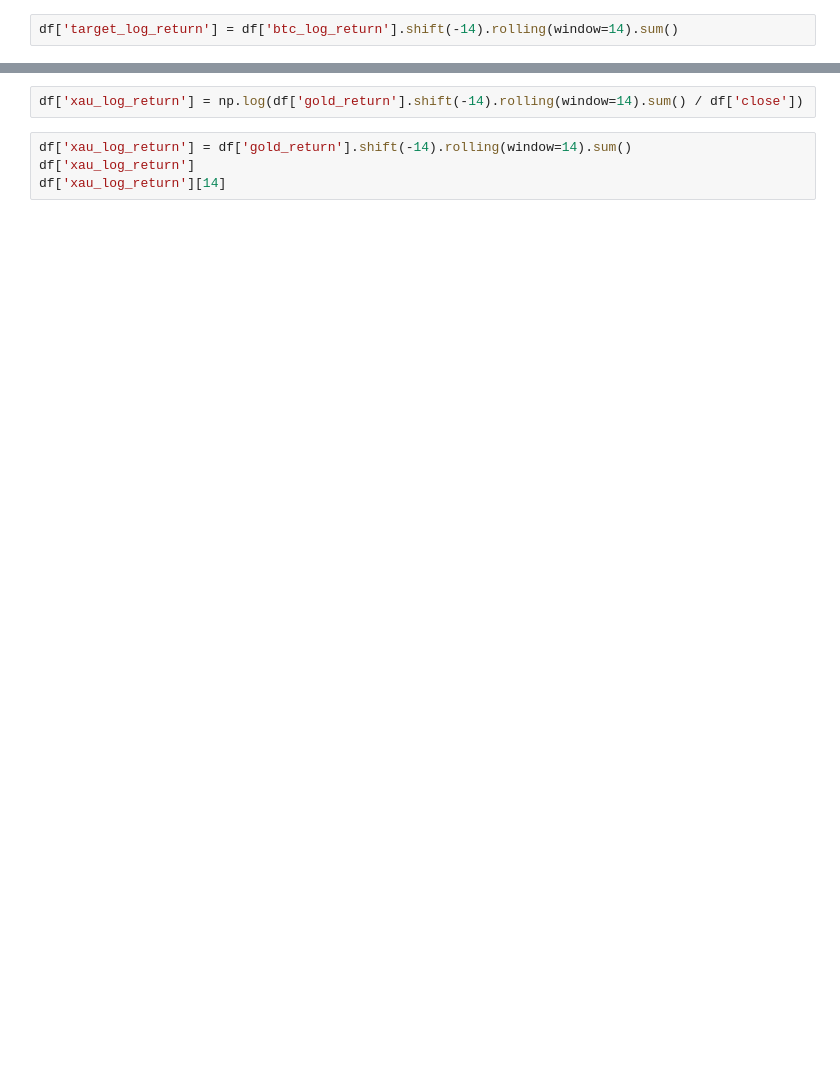
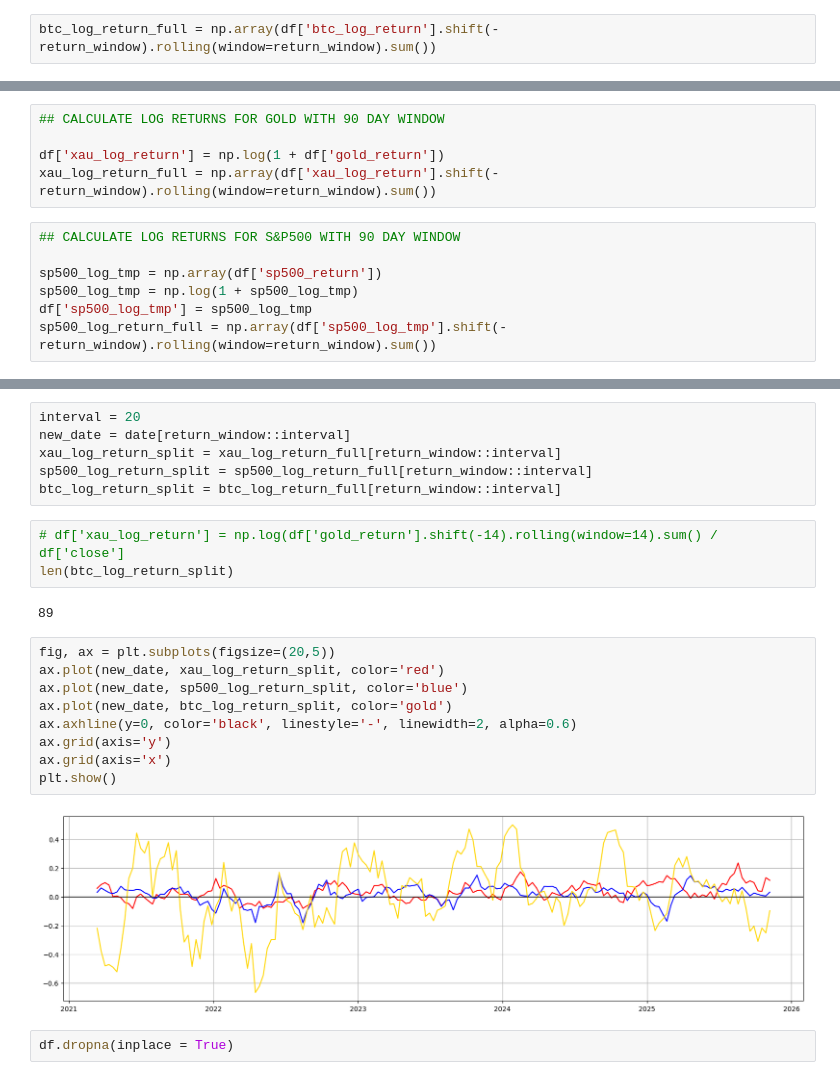
Before and after one commit to Andree33/Exploratory-Analisys-Data-Portfolio, a Jupyter notebook: ExploratoryAnalisys.ipynb, the cells around one changed output, grey strips where cells are left out. Drawn from its saved outputs; the diff is of its cells as text; blank space fills up the shorter version.

Commit message:
graphs

```diff
--- a/ExploratoryAnalisys.ipynb
+++ b/ExploratoryAnalisys.ipynb
@@ -18,2 +24,2 @@ df.isnull().sum()
 # %%
-df['target_log_return'] = df['btc_log_return'].shift(-14).rolling(window=14).sum()
+btc_log_return_full = np.array(df['btc_log_return'].shift(-return_window).rolling(window=return_window).sum())
@@ -19,0 +28,12 @@ df['target_log_return'] = df['btc_log_return'].shift(-14).rolling(window=14).sum
+# %%
+## CALCULATE LOG RETURNS FOR GOLD WITH 90 DAY WINDOW
+
+df['xau_log_return'] = np.log(1 + df['gold_return'])
+xau_log_return_full = np.array(df['xau_log_return'].shift(-return_window).rolling(window=return_window).sum())
+# %%
+## CALCULATE LOG RETURNS FOR S&P500 WITH 90 DAY WINDOW
+
+sp500_log_tmp = np.array(df['sp500_return'])
+sp500_log_tmp = np.log(1 + sp500_log_tmp)
+df['sp500_log_tmp'] = sp500_log_tmp
+sp500_log_return_full = np.array(df['sp500_log_tmp'].shift(-return_window).rolling(window=return_window).sum())
@@ -20,6 +53,24 @@ df['target_log_return'] = df['btc_log_return'].shift(-14).rolling(window=14).sum
+# %%
+interval = 20
+new_date = date[return_window::interval]
+xau_log_return_split = xau_log_return_full[return_window::interval]
+sp500_log_return_split = sp500_log_return_full[return_window::interval]
+btc_log_return_split = btc_log_return_full[return_window::interval]
 # %%
-df['xau_log_return'] = np.log(df['gold_return'].shift(-14).rolling(window=14).sum() / df['close'])
+# df['xau_log_return'] = np.log(df['gold_return'].shift(-14).rolling(window=14).sum() / df['close']
+len(btc_log_return_split)
+# %% [output]
+89
-# %%
-df['xau_log_return'] = df['gold_return'].shift(-14).rolling(window=14).sum()
-df['xau_log_return']
-df['xau_log_return'][14]
+# %%
+fig, ax = plt.subplots(figsize=(20,5))
+ax.plot(new_date, xau_log_return_split, color='red')
+ax.plot(new_date, sp500_log_return_split, color='blue')
+ax.plot(new_date, btc_log_return_split, color='gold')
+ax.axhline(y=0, color='black', linestyle='-', linewidth=2, alpha=0.6)
+ax.grid(axis='y')
+ax.grid(axis='x')
+plt.show()
+# %% [output]
+[figure, added]
+# %%
+df.dropna(inplace = True)
```
Also changed, not shown: parts of 11 cells of this notebook, 1 other file.
